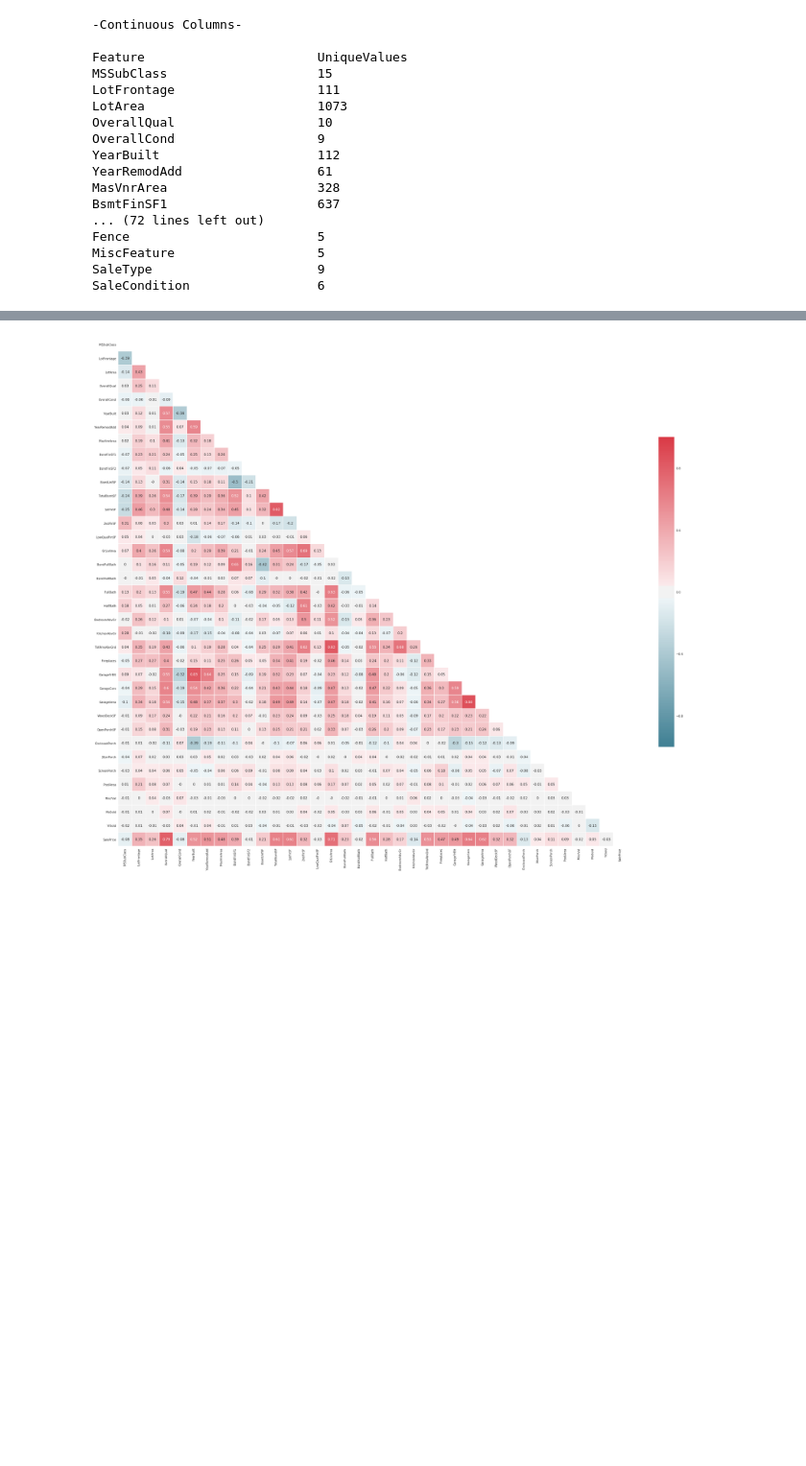
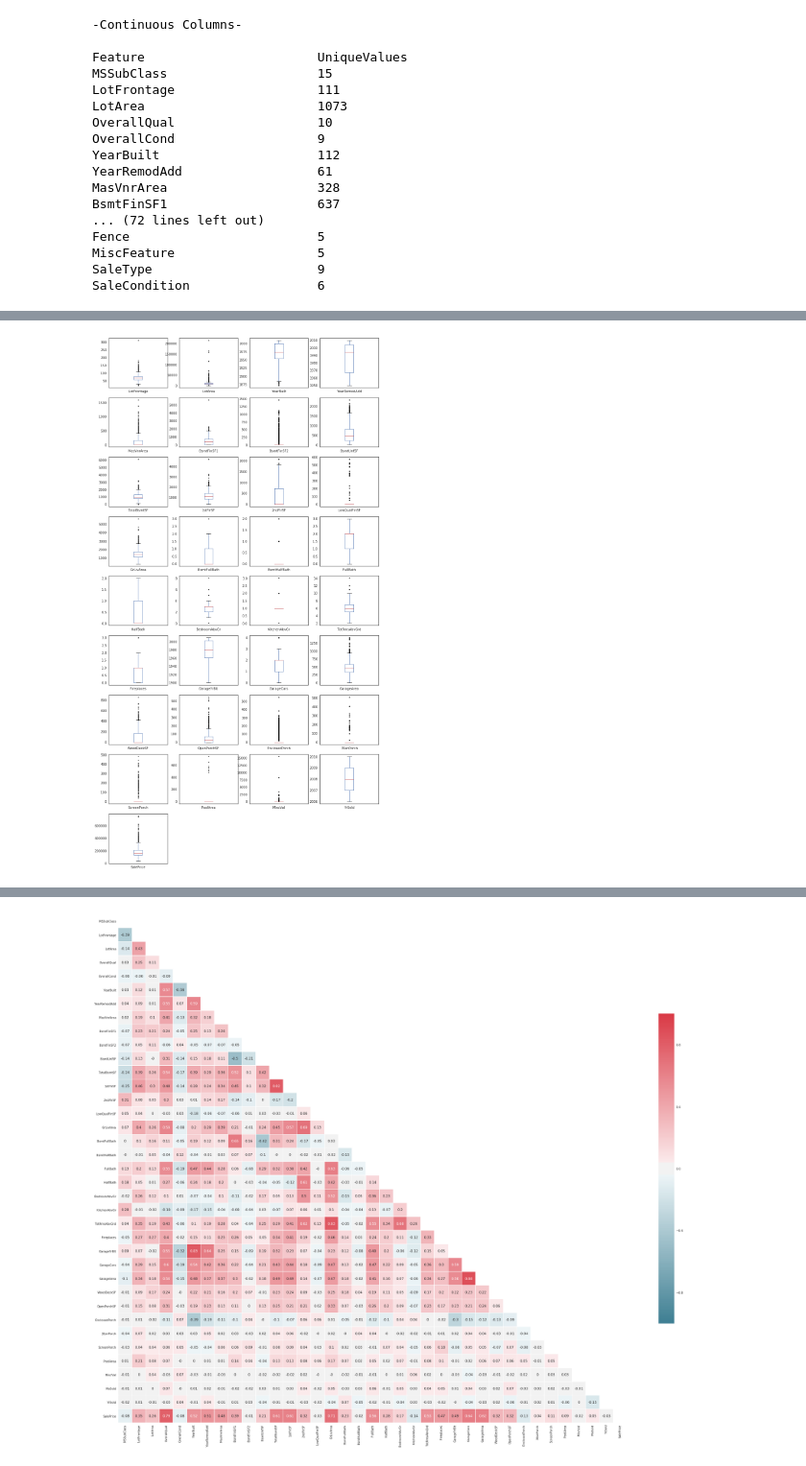
Before and after one commit to IsaacDempsey/HousingPrices, a Jupyter notebook: HousingPrices.ipynb, the cells around one changed output, grey strips where cells are left out. Shown at 96% size. Saved outputs shown, nothing was run; the diff lists cells and outputs as text; code cells hidden in the pictures; blank space fills up the shorter version.

```diff
--- a/HousingPrices.ipynb
+++ b/HousingPrices.ipynb
@@ -111,0 +202,7 @@ SaleCondition                 6
+# %%
+# Plot box plots for all the continuous features
+# Note: seaborn combined with matplotlib hide fliers (outliers). To avoid this, add sym="k." to the parameters
+df[continuous_features].plot(kind='box', figsize=(15,30), subplots=True, layout=(9,4), sym="k.")
+plt.show()
+# %% [output]
+[figure, added]
```
Also changed, not shown: parts of 32 cells of this notebook.
